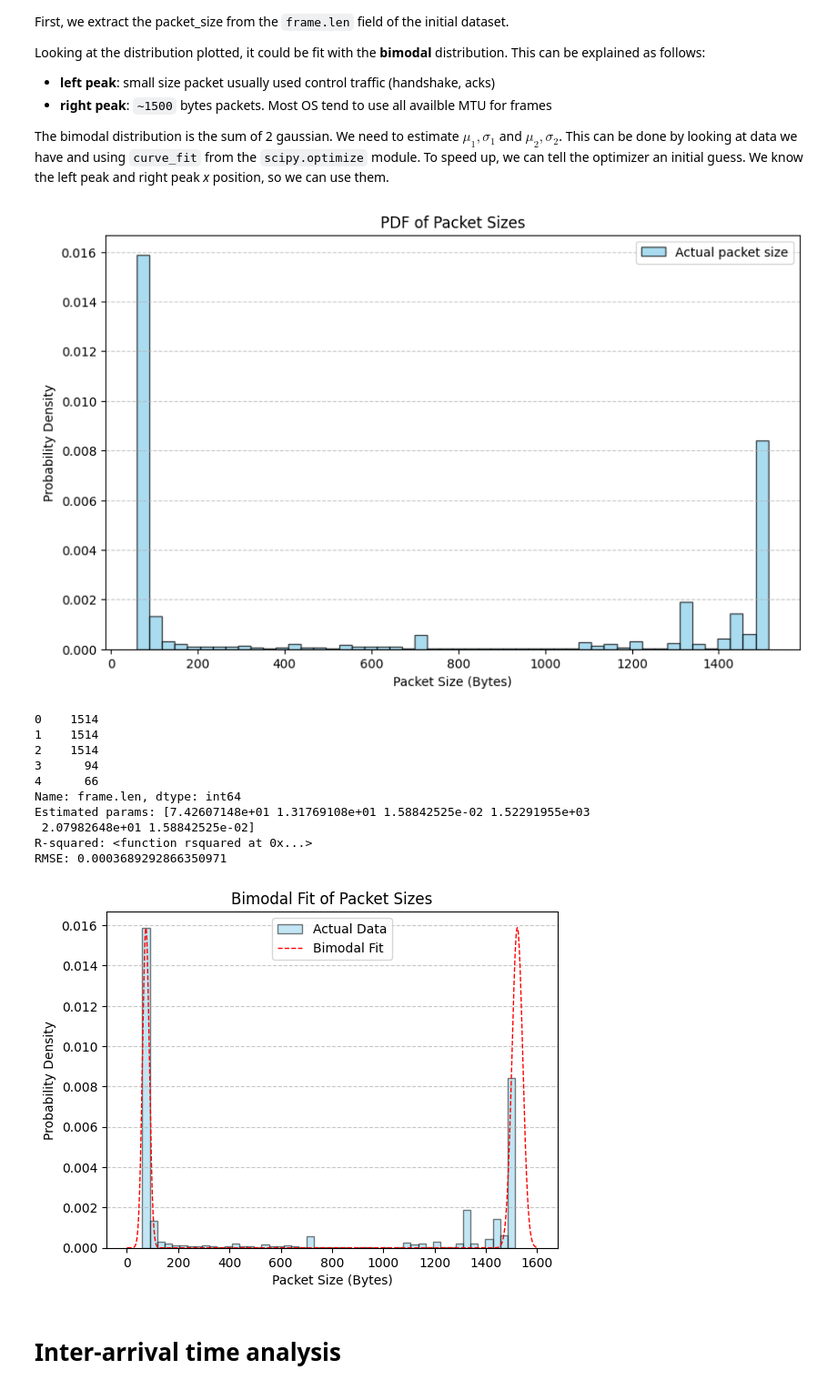
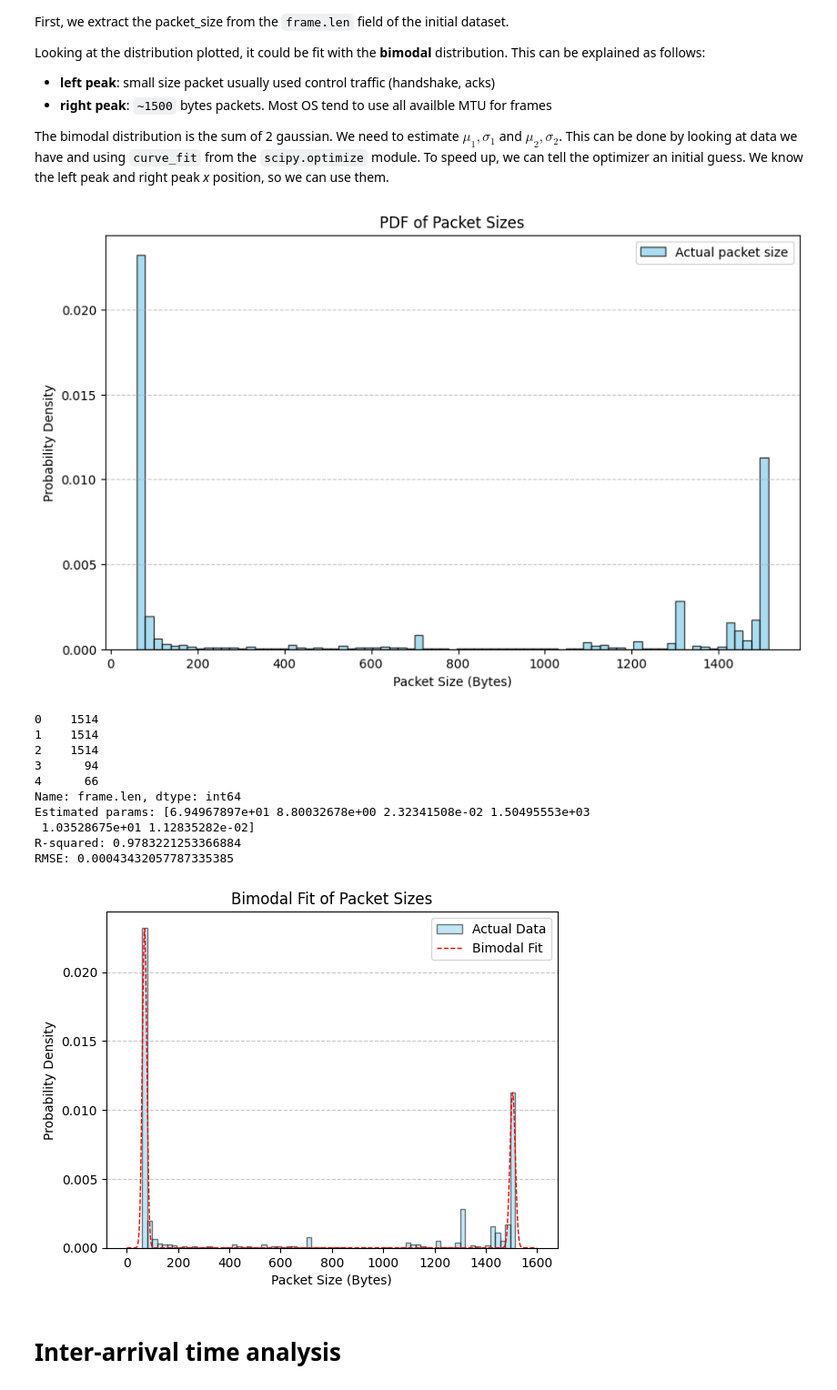
Before and after one commit to alarmfox/imdea-assignement, a Jupyter notebook: analysis.ipynb, the cells around one changed output. Shown at 91% size. Saved outputs shown, nothing was run; the diff lists cells and outputs as text; code cells hidden in the pictures.

```diff
--- a/analysis.ipynb
+++ b/analysis.ipynb
@@ -72,7 +72,7 @@ def rsquared_rmse(predicted_data: np.ndarray, observed_data: np.ndarray) -> floa
     r_squared = 1 - (sse / sst)
     rmse = np.sqrt(np.mean(residuals**2))
 
-    return rsquared, rmse
+    return r_squared, rmse
 # %%
 import pandas as pd
 
@@ -104,7 +104,7 @@ import matplotlib.pyplot as plt
 import numpy as np
 from scipy.optimize import curve_fit
 
-bins = 50
+bins = 75
 
 # Create the bimodal from the sum of 2 gaussian
 def gauss(x,mu,sigma,A):
@@ -133,59 +133,68 @@ plt.close(pdf)
 # Create a histogram to get the (x, y) coordinates for fitting
 counts, bin_edges = np.histogram(packet_sizes, bins=bins, density=True)
 bin_centers = (bin_edges[:-1] + bin_edges[1:]) / 2
-max_height = np.max(counts)
 
-# Peak 1 is around 60, Peak 2 is around 1500.
-# format: [mu1, sigma1, amp1, mu2, sigma2, amp2]
-initial_guess = [60, 20, max_height, 1500, 20, max_height / 2]
-lower_bounds = [0, 1, 0, 1000, 1, 0]          # Minimum allowed values
-upper_bounds = [500, 200, max_height, 1600, 200, max_height] # Maximum allowed values
+# Search for Amplitude parameter of the 2 gaussian. LLM helped here
+left_zone = bin_centers < 500
+peak1_center = bin_centers[left_zone][np.argmax(counts[left_zone])]
+peak1_height = np.max(counts[left_zone])
+
+right_zone = bin_centers > 1000
+peak2_center = bin_centers[right_zone][np.argmax(counts[right_zone])]
+peak2_height = np.max(counts[right_zone])
+
+# Initial guess: needed because curve_fit will give "Parameters not found error"
+initial_guess = [peak1_center, 10, peak1_height, peak2_center, 10, peak2_height]
+
+# Specify bound to avoid useless search, constrain to both peaks
+lower_bounds = [0,   1,   0,                  1000, 1,   0]
+upper_bounds = [500, 200, peak1_height, 1600, 200, peak2_height]
 
 # Find optimal parameters
-params, cov = curve_fit(bimodal,
-                        bin_centers,
-                        counts,
-                        p0=initial_guess,
-                        bounds=(lower_bounds, upper_bounds),
-                        maxfev=1000
-                       )
+params, cov = curve_fit(
+    bimodal,
+    bin_centers,
+    counts,
+    p0=initial_guess,
+    bounds=(lower_bounds, upper_bounds),
+    maxfev=10000
+)
 
 # Plot origial data
-# Use 1500 / 50 = 30 bytes per bin
 plt.hist(packet_sizes, bins=bins, density=True, color='skyblue', edgecolor='black', alpha=0.5, label="Actual Data")
 
 # Plot the bimodal-distribution
 x_range = np.linspace(0, 1600, 1000)
 plt.plot(x_range, bimodal(x_range, *params), color='red', linestyle="--", lw=1, label='Bimodal Fit')
 
 plt.title('Bimodal Fit of Packet Sizes')
 plt.xlabel('Packet Size (Bytes)')
 plt.ylabel('Probability Density')
 plt.legend()
 plt.grid(axis='y', linestyle='--', alpha=0.7)
 print("Estimated params:", params)
 plt.savefig("figures/bimodalfit-packet-size.pdf")
 
 # Goodness of fit evaluation
 y_predicted = bimodal(bin_centers, *params)
 y_actual = counts
 
 r_squared, rmse = rsquared_rmse(y_predicted, y_actual)
 print("R-squared:", r_squared)
 print("RMSE:", rmse)
 # %% [output]
-[figure, old version]
+[figure, new version]
 0    1514
 1    1514
 2    1514
 3      94
 4      66
 Name: frame.len, dtype: int64
-Estimated params: [7.42607148e+01 1.31769108e+01 1.58842525e-02 1.52291955e+03
- 2.07982648e+01 1.58842525e-02]
-R-squared: <function rsquared at 0x...>
-RMSE: 0.0003689292866350971
+Estimated params: [6.94967897e+01 8.80032678e+00 2.32341508e-02 1.50495553e+03
+ 1.03528675e+01 1.12835282e-02]
+R-squared: 0.9783221253366884
+RMSE: 0.00043432057787335385
-[figure, old version]
+[figure, new version]
 # %% [markdown]
 # Inter-arrival time analysis
 # %%
```
